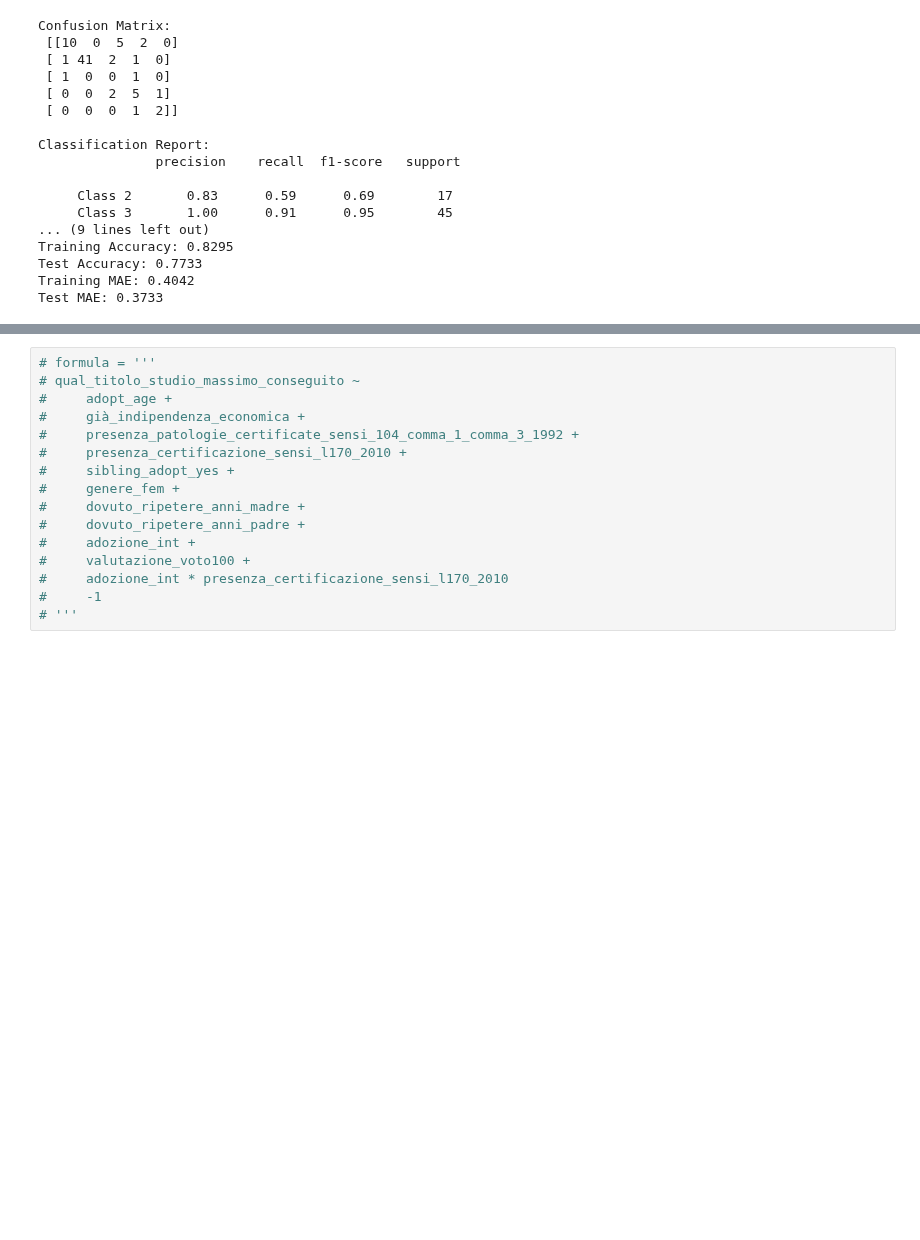
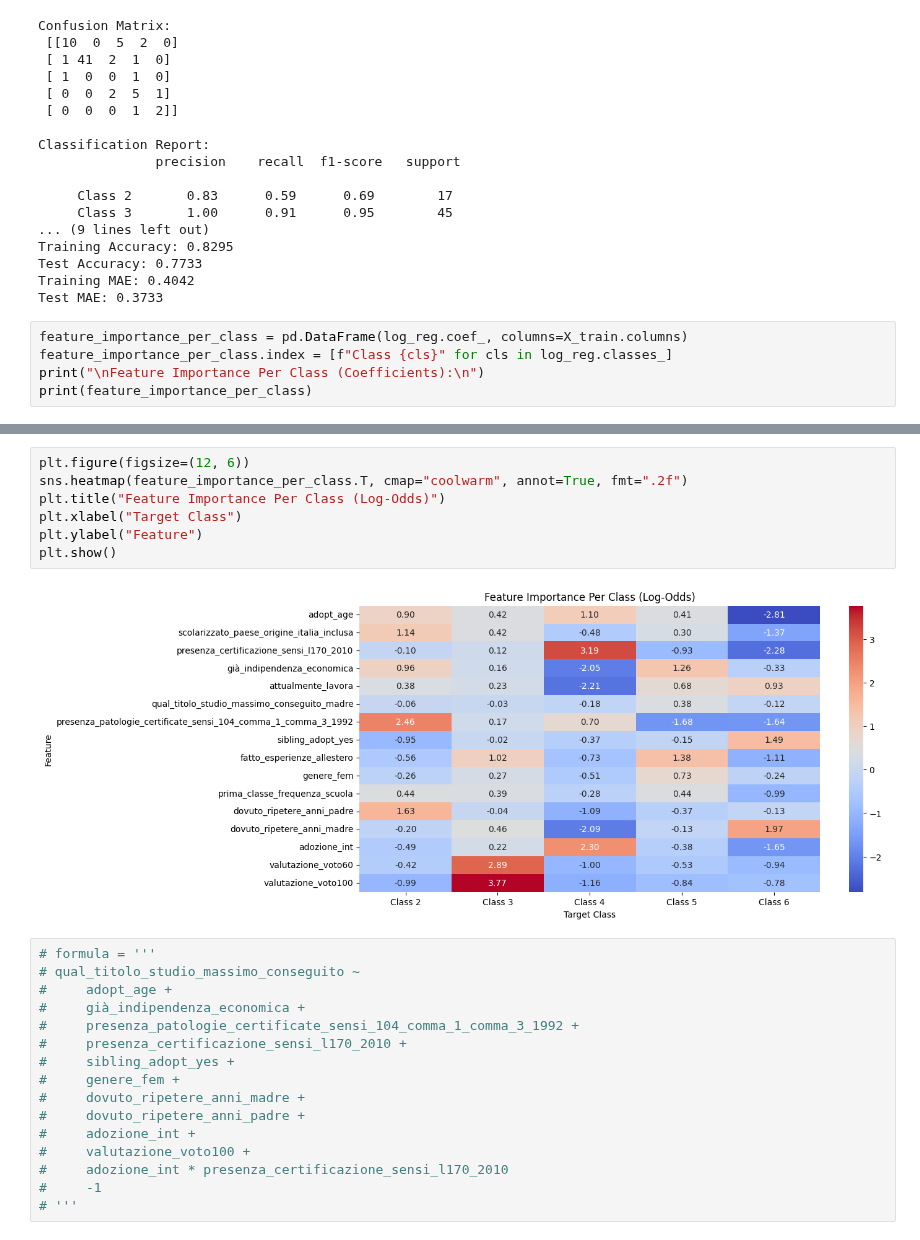
Before and after one commit to arina19-2000/unimi, a Jupyter notebook: tesi/adult_dataset.ipynb, the cells around one changed output, grey strips where cells are left out. Cells and saved outputs as stored; diff of their text form; blank space fills up the shorter version.

```diff
--- a/tesi/adult_dataset.ipynb
+++ b/tesi/adult_dataset.ipynb
@@ -631,3 +640,8 @@ Training Accuracy: 0.8295
 Test Accuracy: 0.7733
 Training MAE: 0.4042
 Test MAE: 0.3733
+# %%
+feature_importance_per_class = pd.DataFrame(log_reg.coef_, columns=X_train.columns)
+feature_importance_per_class.index = [f"Class {cls}" for cls in log_reg.classes_]
+print("\nFeature Importance Per Class (Coefficients):\n")
+print(feature_importance_per_class)
@@ -634,3 +666,12 @@ Test MAE: 0.3733
+# %%
+plt.figure(figsize=(12, 6))
+sns.heatmap(feature_importance_per_class.T, cmap="coolwarm", annot=True, fmt=".2f")
+plt.title("Feature Importance Per Class (Log-Odds)")
+plt.xlabel("Target Class")
+plt.ylabel("Feature")
+plt.show()
+# %% [output]
+[figure, added]
 # %%
 # formula = '''
 # qual_titolo_studio_massimo_conseguito ~
```
Also changed, not shown: parts of 44 cells of this notebook.
